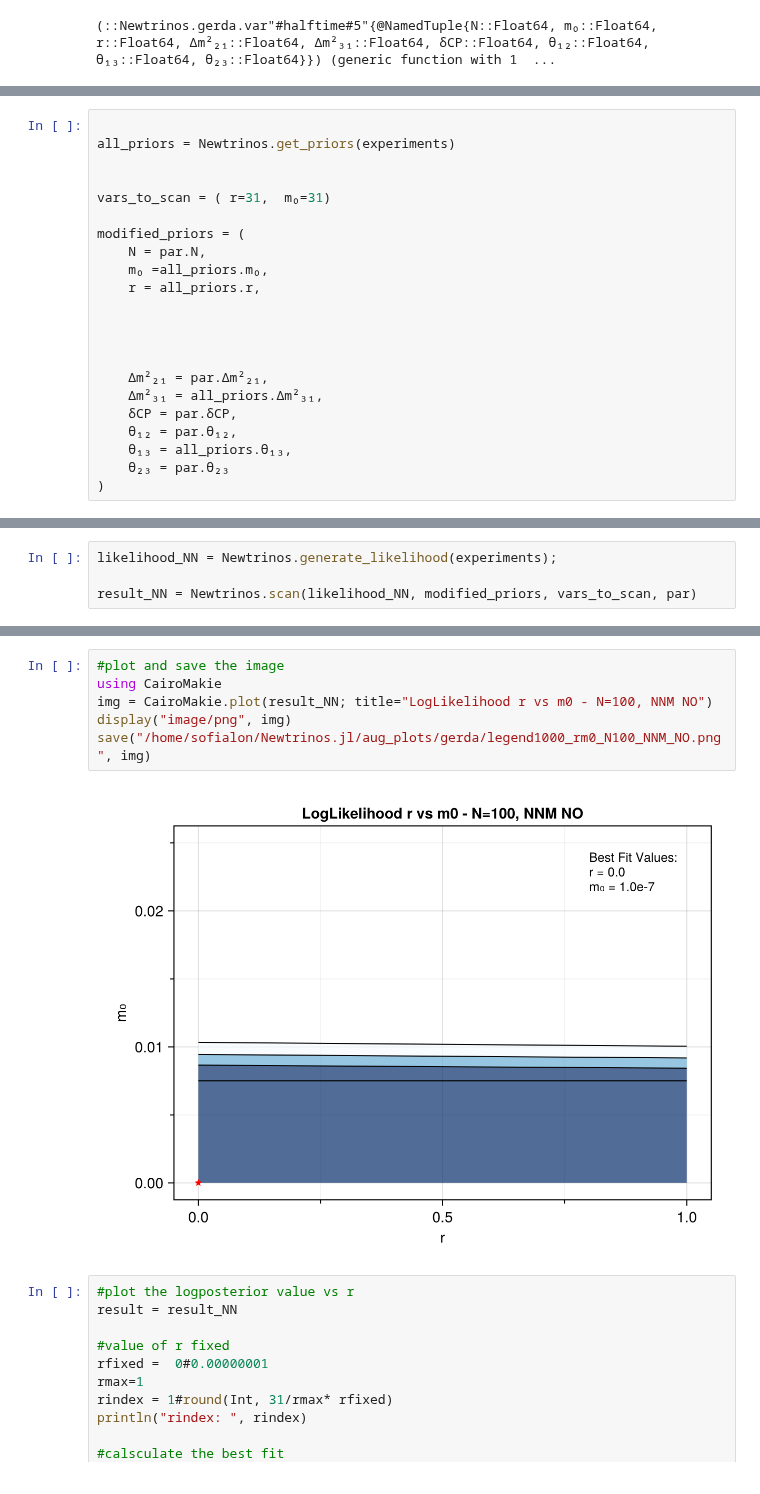
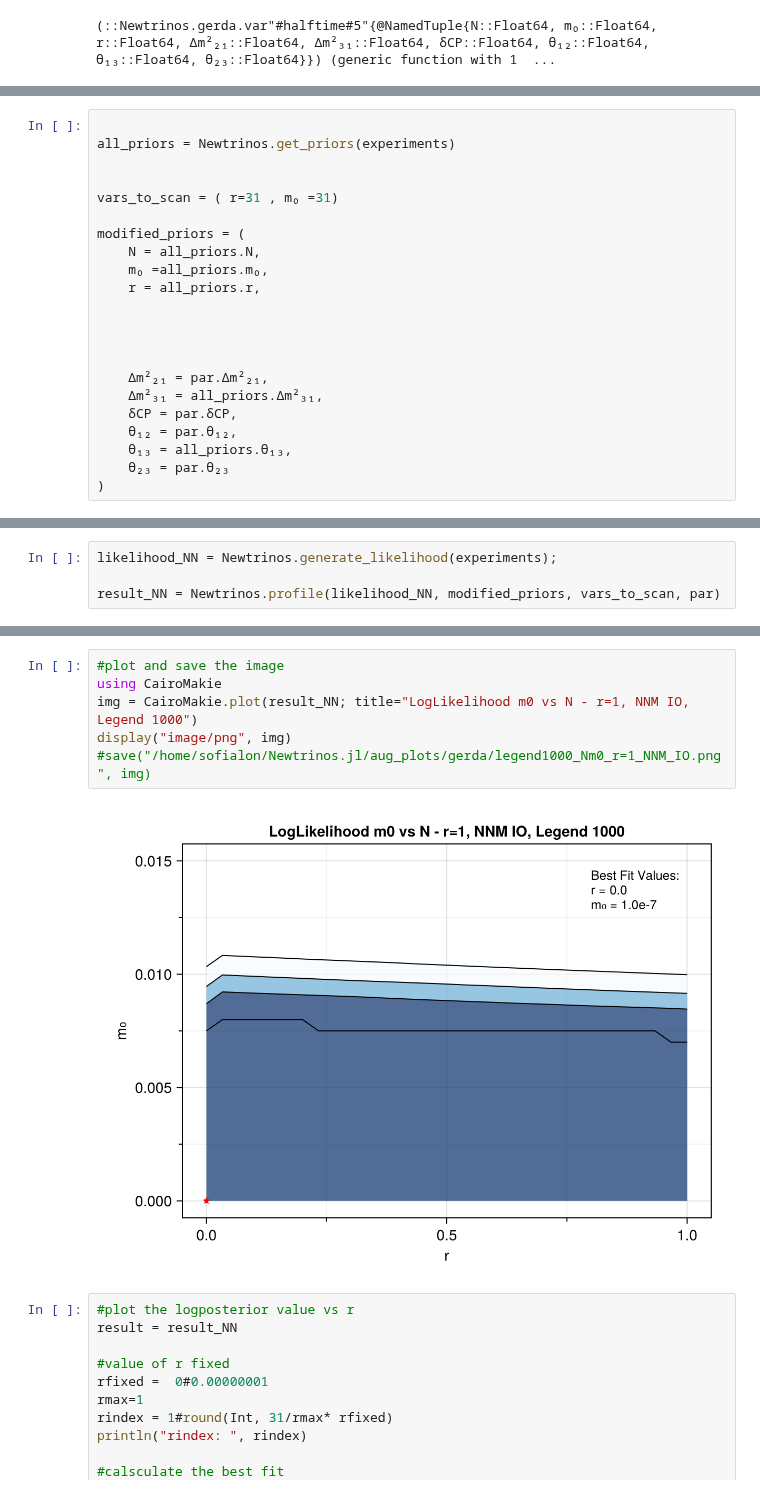
Before and after one commit to philippeller/Newtrinos.jl, a Jupyter notebook: src/experiments/gerda/gerda.ipynb, the cells around one changed output, grey strips where cells are left out. Saved outputs shown, nothing was run; the diff lists cells and outputs as text.

```diff
--- a/src/experiments/gerda/gerda.ipynb
+++ b/src/experiments/gerda/gerda.ipynb
@@ -88,10 +88,10 @@ mass=Newtrinos.gerda.get_neutrinomass(osc_cfg.flavour)(par)
 all_priors = Newtrinos.get_priors(experiments)
 
 
-vars_to_scan = ( r=31,  m₀=31)
+vars_to_scan = ( r=31 , m₀ =31)
 
 modified_priors = (
-    N = par.N,
+    N = all_priors.N,
     m₀ =all_priors.m₀,
     r = all_priors.r,
 
@@ -110,5 +110,5 @@ modified_priors = (
 # %%
 likelihood_NN = Newtrinos.generate_likelihood(experiments);
 
-result_NN = Newtrinos.scan(likelihood_NN, modified_priors, vars_to_scan, par)
+result_NN = Newtrinos.profile(likelihood_NN, modified_priors, vars_to_scan, par)
 # %% [output]
@@ -116,11 +133,11 @@ NewtrinosResult((r = [0.0, 0.03333333333333333, 0.06666666666666667, 0.1, 0.1333
 # %%
 #plot and save the image
 using CairoMakie
-img = CairoMakie.plot(result_NN; title="LogLikelihood r vs m0 - N=100, NNM NO")
+img = CairoMakie.plot(result_NN; title="LogLikelihood m0 vs N - r=1, NNM IO, Legend 1000")
 display("image/png", img)
-save("/home/sofialon/Newtrinos.jl/aug_plots/gerda/legend1000_rm0_N100_NNM_NO.png", img)
+#save("/home/sofialon/Newtrinos.jl/aug_plots/gerda/legend1000_Nm0_r=1_NNM_IO.png", img)
 # %% [output]
-[figure, old version]
+[figure, new version]
 # %%
 #plot the logposterior value vs r
 result = result_NN
```
Also changed, not shown: parts of 4 cells of this notebook, 18 other files.
